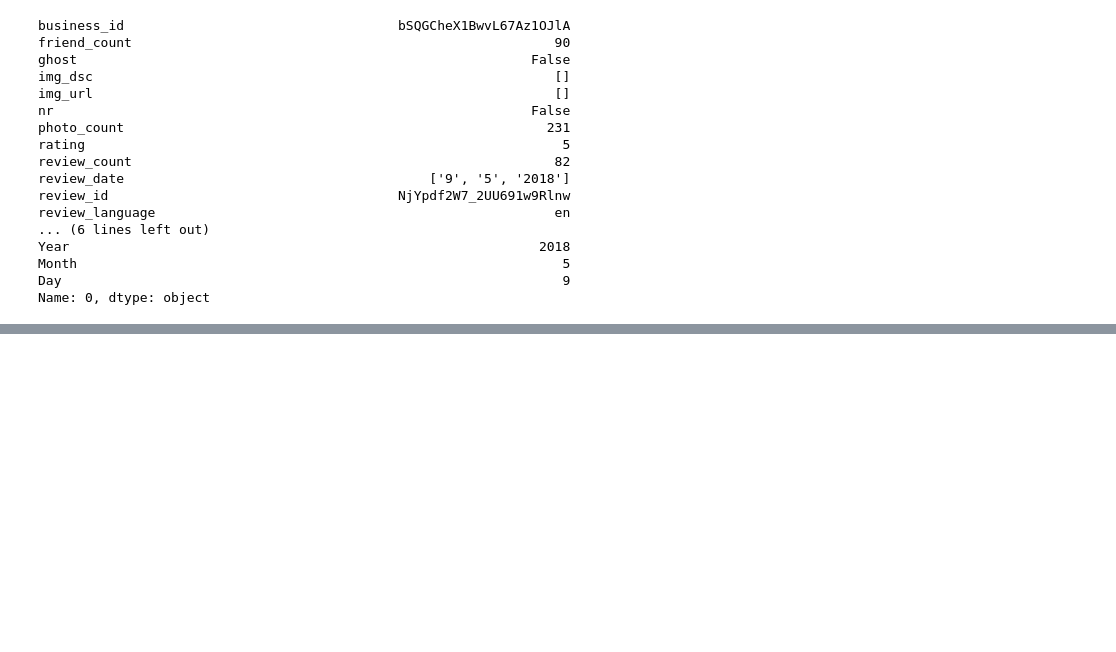
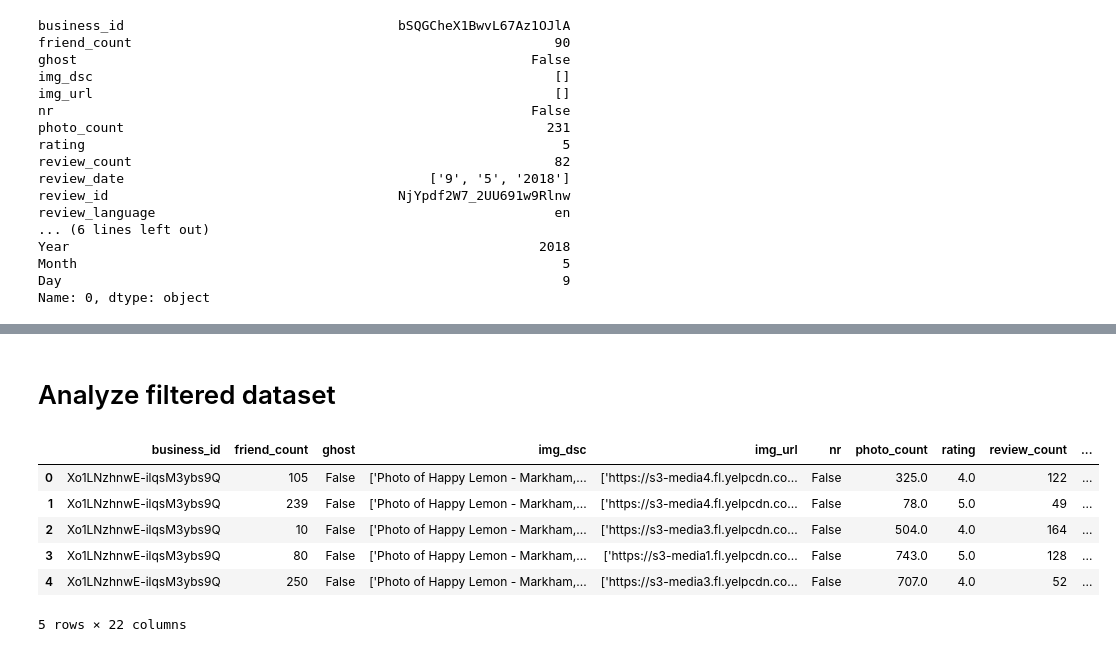
Before and after one commit to litosly/thesis, a Jupyter notebook: data exploration/Yelp Toronto data exploration.ipynb, the cells around one changed output, grey strips where cells are left out. Drawn from its saved outputs; the diff is of its cells as text; code cells hidden in the pictures; blank space fills up the shorter version.

```diff
--- a/data exploration/Yelp Toronto data exploration.ipynb
+++ b/data exploration/Yelp Toronto data exploration.ipynb
@@ -21,3 +31,13 @@ from __future__ import division
+# %%
+ITEM_ID = 'business_id'
+USER_ID = 'user_id'
+RATING = 'rating'
+BINARY_RATING = 'Binary'
+REVIEW_TEXT = 'review_text'
+TIMESTAMP = 'review_date'
+# TIMESTAMP = 'timestamp'
+DATA_PATH = '../../data/yelp/'
+DATA_NAME = 'toronto_reviews.csv'
 # %%
 # Load Original Data
 
@@ -41,5 +61,5 @@ df.head()
 # %%
-df = df.drop(["Unnamed: 0.1"],axis = 1)
+df = df.drop(["Unnamed: 0", "Unnamed: 0.1"],axis = 1)
 # %%
 df.loc[0]
 # %% [output]
@@ -62,0 +161,2 @@ Name: 0, dtype: object
+# %% [markdown]
+# Analyze filtered dataset
@@ -62,0 +165,10 @@ Name: 0, dtype: object
+# %%
+filtered_df.head()
+# %% [output]
+|  | business_id | friend_count | ghost | img_dsc | img_url | nr | photo_count | rating | review_count | ... |
+| 0 | Xo1LNzhnwE-ilqsM3ybs9Q | 105 | False | ['Photo of Happy Lemon - Markham,... | ['https://s3-media4.fl.yelpcdn.co... | False | 325.0 | 4.0 | 122 | ... |
+| 1 | Xo1LNzhnwE-ilqsM3ybs9Q | 239 | False | ['Photo of Happy Lemon - Markham,... | ['https://s3-media4.fl.yelpcdn.co... | False | 78.0 | 5.0 | 49 | ... |
+| 2 | Xo1LNzhnwE-ilqsM3ybs9Q | 10 | False | ['Photo of Happy Lemon - Markham,... | ['https://s3-media3.fl.yelpcdn.co... | False | 504.0 | 4.0 | 164 | ... |
+| 3 | Xo1LNzhnwE-ilqsM3ybs9Q | 80 | False | ['Photo of Happy Lemon - Markham,... | ['https://s3-media1.fl.yelpcdn.co... | False | 743.0 | 5.0 | 128 | ... |
+| 4 | Xo1LNzhnwE-ilqsM3ybs9Q | 250 | False | ['Photo of Happy Lemon - Markham,... | ['https://s3-media3.fl.yelpcdn.co... | False | 707.0 | 4.0 | 52 | ... |
+5 rows × 22 columns
```
Also changed, not shown: parts of 47 cells of this notebook.
